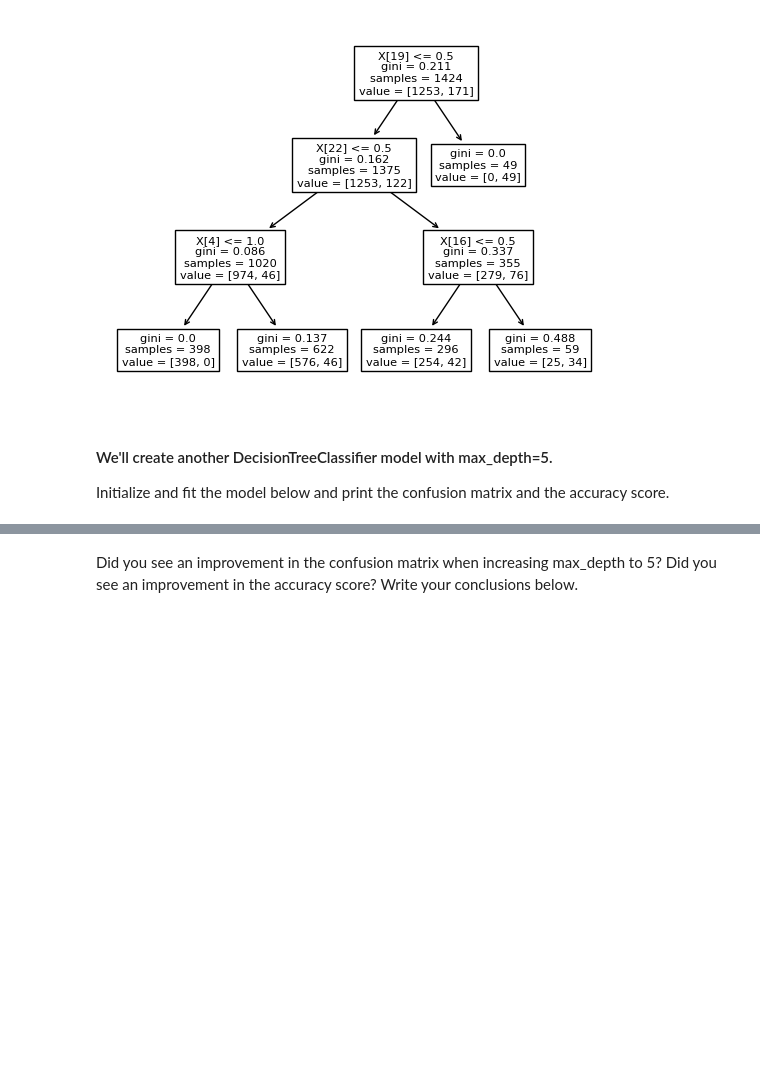
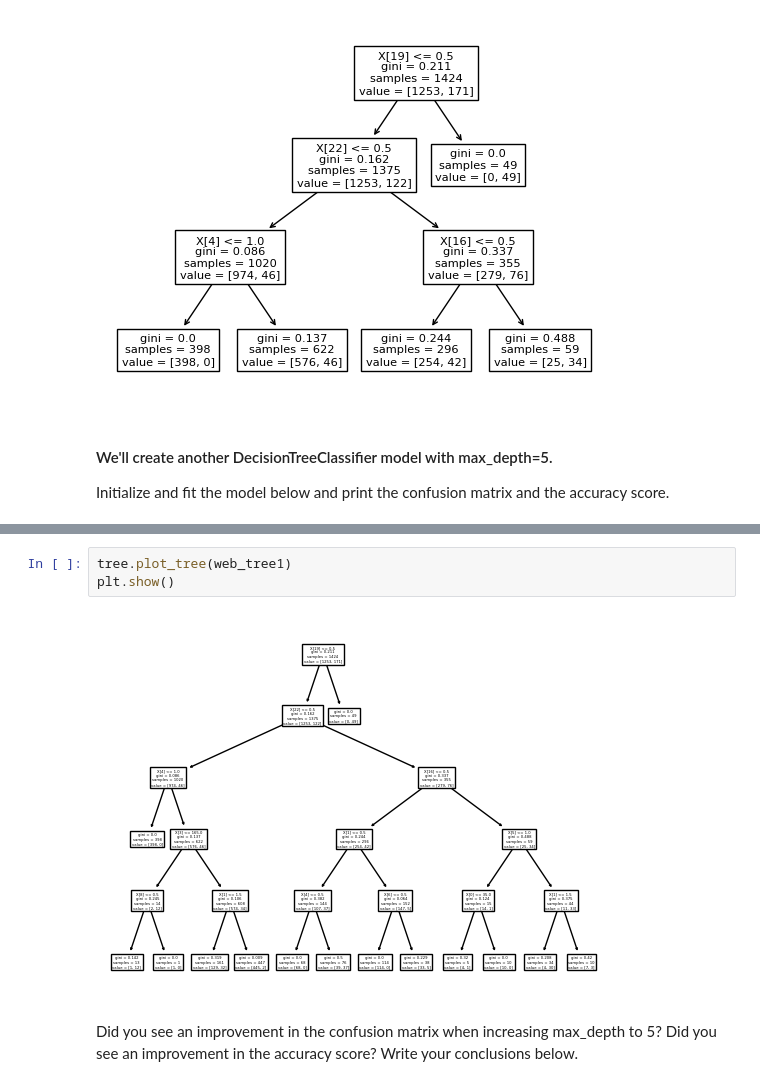
Before and after one commit to Hector1993prog/7.1-lab-supervised-learning, a Jupyter notebook: your-code/main.ipynb, the cells around one changed output, grey strips where cells are left out. Saved outputs shown, nothing was run; the diff lists cells and outputs as text; blank space fills up the shorter version.

```diff
--- a/your-code/main.ipynb
+++ b/your-code/main.ipynb
@@ -708,4 +708,9 @@ Confusion matrix, without normalization
 [figure]
+# %%
+tree.plot_tree(web_tree1)
+plt.show()
+# %% [output]
+[figure, added]
 # %% [markdown]
 Did you see an improvement in the confusion matrix when increasing max_depth to 5? Did you see an improvement in the accuracy score? Write your conclusions below.
 # %%
```
Also changed, not shown: parts of 8 cells of this notebook.
